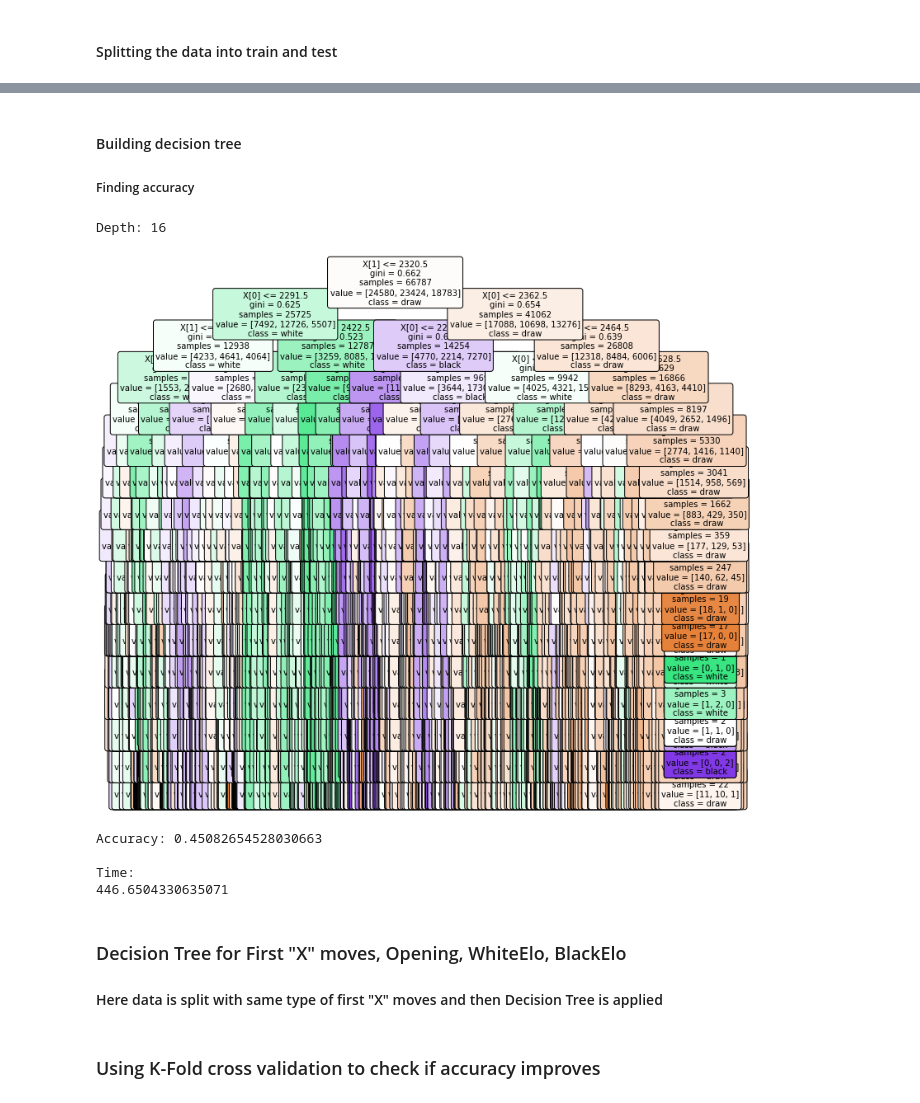
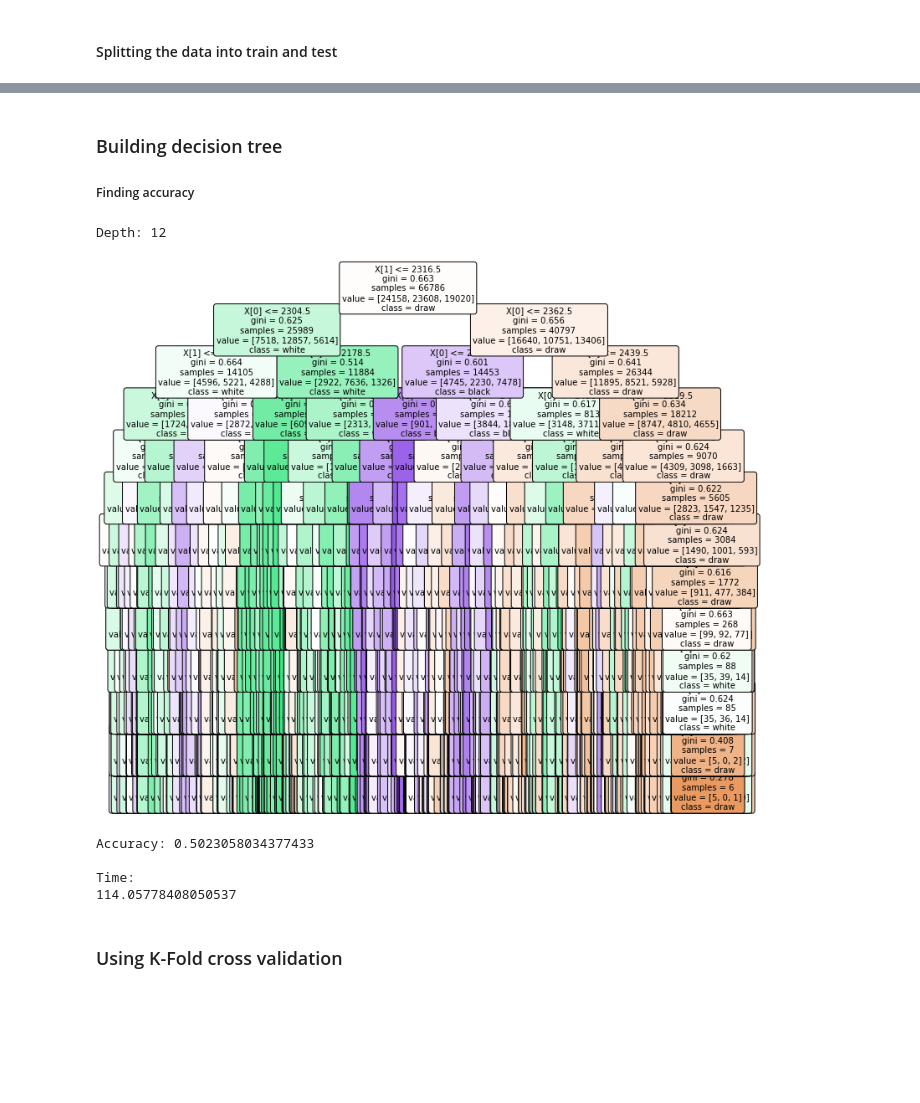
Before and after one commit to nidhi-tholar/255_Team_11, a Jupyter notebook: decision_tree.ipynb, the cells around one changed output, grey strips where cells are left out. Cells and saved outputs as stored; diff of their text form; code cells hidden in the pictures; blank space fills up the shorter version.

```diff
--- a/decision_tree.ipynb
+++ b/decision_tree.ipynb
@@ -80,5 +82,5 @@ Name: game_result, Length: 16697, dtype: int64
 # %% [markdown]
-#### Building decision tree
+### Building decision tree
 ##### Finding accuracy
 # %%
 def build_decision_tree(depth, x_train,y_train, x_test, y_test):
@@ -102,19 +104,16 @@ def build_decision_tree(depth, x_train,y_train, x_test, y_test):
     #  5. find the training and testing accuracy
     print("Accuracy:", metrics.accuracy_score(y_test, y_pred))
 # %%
-for depth in [16]:
+for depth in [12, 20, 40]:
     start = time.time()
     build_decision_tree(depth, x_train,y_train, x_test, y_test)
     end = time.time()
     print('\nTime:')
     print(end - start)
 # %% [output]
-Depth: 16
+Depth: 12
-[figure, old version]
+[figure, new version]
-Accuracy: 0.45082654528030663
+Accuracy: 0.5023058034377433
 
 Time:
-446.6504330635071
+114.05778408050537
-# %% [markdown]
-### Decision Tree for First "X" moves, Opening, WhiteElo, BlackElo
-#### Here data is split with same type of first "X" moves and then Decision Tree is applied
@@ -176,2 +120,2 @@ def build_decision_tree_for_firstXmoves(x):
 # %% [markdown]
-### Using K-Fold cross validation to check if accuracy improves
+### Using K-Fold cross validation
```
Also changed, not shown: parts of 12 cells of this notebook.
